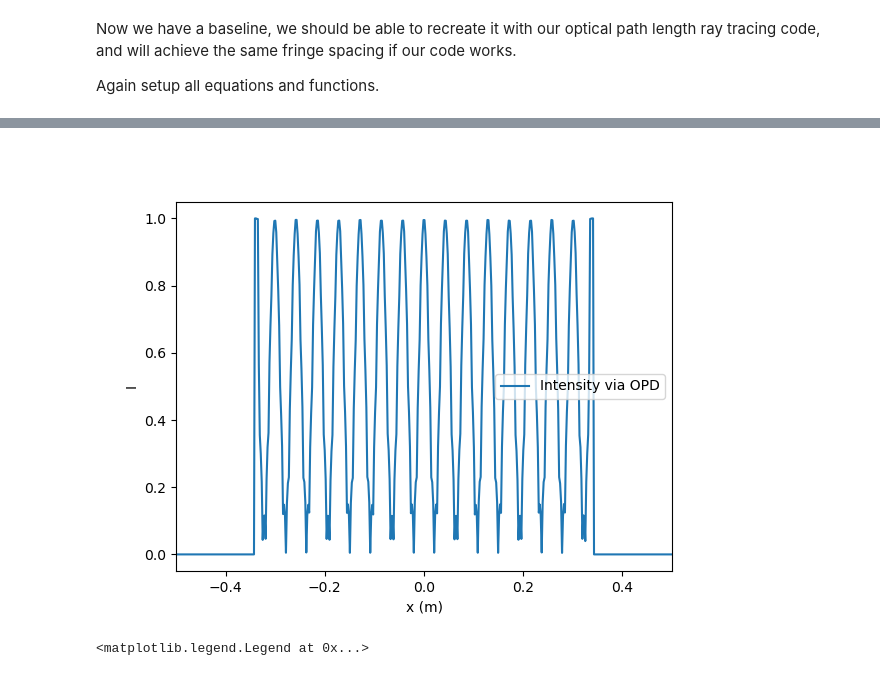
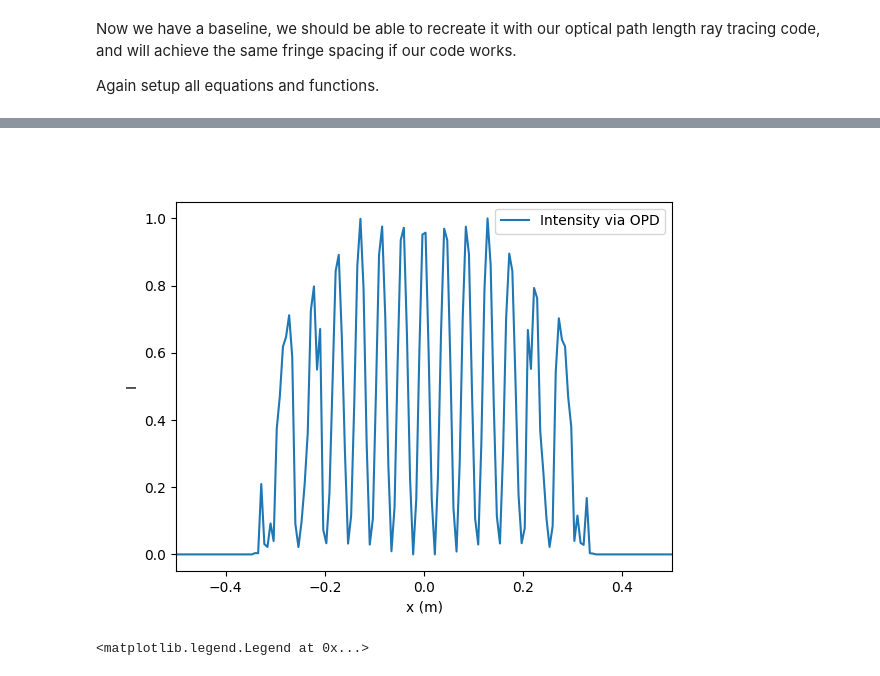
Before and after one commit to AMCLab/TEMGYMAdvanced, a Jupyter notebook: JanghyunCOMAnalysis/biprism_electrostatic_refractive_index_diffractio_compared_to_ray_tracing_physical_scale_1D.ipynb, the cells around one changed output, grey strips where cells are left out. Cells and saved outputs as stored; diff of their text form; code cells hidden in the pictures.

```diff
--- a/JanghyunCOMAnalysis/biprism_electrostatic_refractive_index_diffractio_compared_to_ray_tracing_physical_scale_1D.ipynb
+++ b/JanghyunCOMAnalysis/biprism_electrostatic_refractive_index_diffractio_compared_to_ray_tracing_physical_scale_1D.ipynb
@@ -194,8 +184,8 @@ def trajectory_equation_of_motion_numba(z, x, dx, phi_hat_0):
     dx[3] = (p**2)/(2*phi_hat)*(dphi_hat_y-x[3]*dphi_hat_z)
     dx[4] = (phi_hat/phi_hat_0[0])**(1/2)*p
 # %%
-macro_block_size = 96
-n_threads = 12
+macro_block_size = 64
+n_threads = 64
 scale = 1
 n = (n_threads*macro_block_size*scale)**2
 num_along_dim = int(np.sqrt(n))
@@ -252,7 +242,7 @@ def main(n, pos_0, phi_hat_lambda_0, progress_proxy):
                     u0[3] = 0.
                     u0[4] = 0.
 
-                    usol, success = lsoda(funcptr, u0, z_eval, data = phi_hat_lambda_0, rtol = 1.0e-13, atol = 1.0e-20)
+                    usol, success = lsoda(funcptr, u0, z_eval, data = phi_hat_lambda_0, rtol = 1.0e-10, atol = 1.0e-17)
 
                     x_out[idx_start+j] = usol[:,0]
                     y_out[idx_start+j] = usol[:,2]
@@ -321,12 +311,12 @@ from collections import defaultdict
 
 def plot_interference(x_out, y_out, z_eval, phase_out, z_plane_idx, scale):
 
-    x_left = -0.5 #scale[0]
-    x_right = 0.5 #scale[1]
+    x_left = -0.8 #scale[0]
+    x_right = 0.8 #scale[1]
 
     x_edge = np.abs(x_left) + np.abs(x_right)
 
-    pixels_x_edge = 512
+    pixels_x_edge = 256
 
     image = np.zeros((pixels_x_edge, 1), np.float64)
 
@@ -345,35 +335,35 @@ def plot_interference(x_out, y_out, z_eval, phase_out, z_plane_idx, scale):
 
     x_bin_indices = np.digitize(x_out_valid, bins_x) - 1
 
     bin_values = defaultdict(list)
 
     for i, (x_idx) in enumerate(x_bin_indices):
         bin_values[(x_idx, 0)].append(phase_out_valid[i])
 
     #Loop through the coordinates, find the phases of all the rays in each pixel, and calculate the interference.
     for x, y in bin_values:
         phases = np.array(bin_values[x, y])
-        image[x, y] = np.abs(np.sum(np.exp(1j*(phases)))/len(phases))**2
+        image[x, y] = np.abs(np.sum(np.exp(1j*(phases))))**2
         my_dpi = 300
 
     x_intensity = bins_x[:-1] + pixel_size_x/2
 
     intensity_fig, intensity_ax = plt.subplots()
     intensity_ax.plot(x_intensity, image[:, 0]/np.max(image), label = 'Intensity via OPD')
     intensity_ax.set_xlim(-0.5, 0.5)
     intensity_ax.set_xlabel('x (m)')
     intensity_ax.set_ylabel('I')
     intensity_ax.legend()
 
     return intensity_fig, intensity_ax
 
 fractional_wavelength = opl_out[:, -1]/wavelength
 phase_out = np.mod(fractional_wavelength*2*np.pi, 2*np.pi)
 
 scale = get_scale(x_out[:, -1], y_out[:, -1])
 opd_fig, opd_ax = plot_interference(x_out, y_out, z_eval, phase_out, -1, scale)
 # %% [output]
-[figure, old version]
+[figure, new version]
 # %%
 opd_ax.plot(t0.x, np.abs(t0.u[:, -1])**2/np.max(np.abs(t0.u[:, -1])**2), label = 'Intensity via Wave Propagation Method as light wave')
 plt.legend()
```
Also changed, not shown: parts of 5 cells of this notebook, 1 other file.
